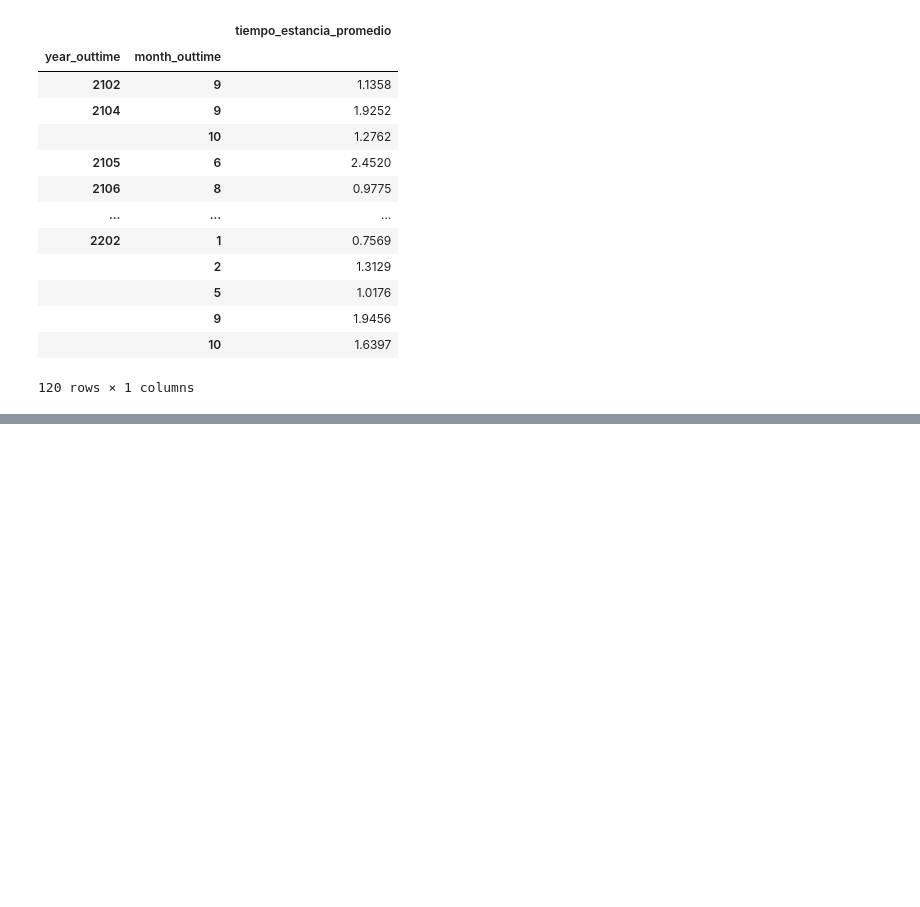
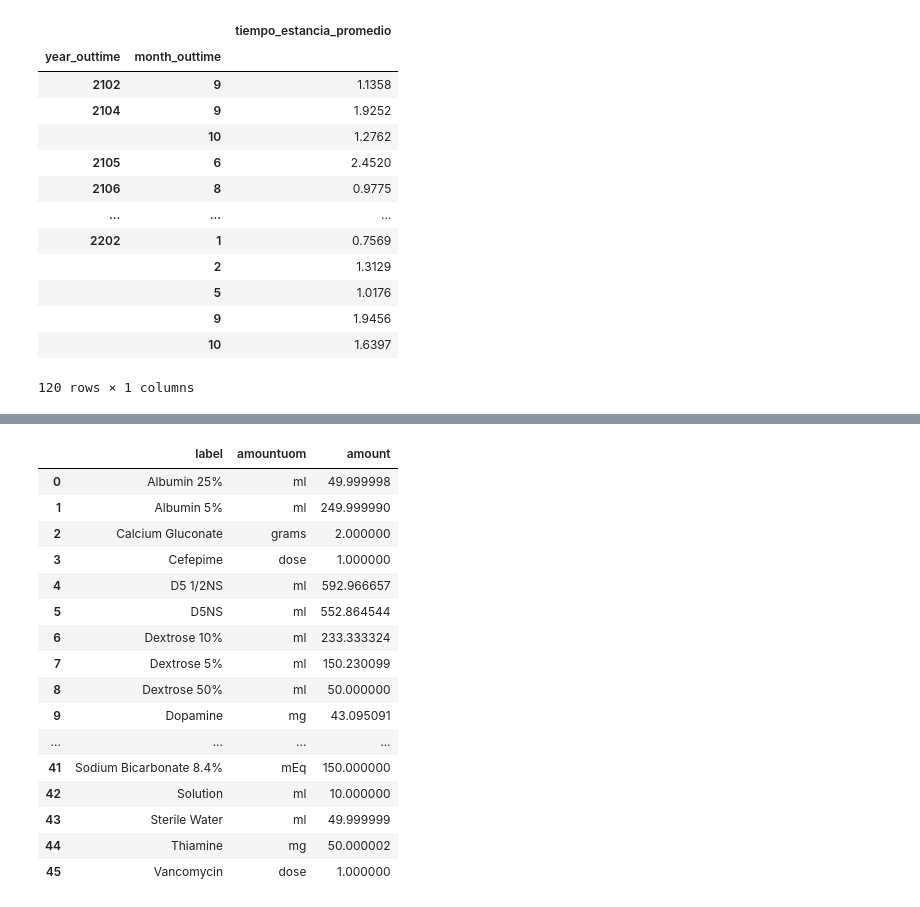
Before and after one commit to LuisM18/PF_Henry_UCI, a Jupyter notebook: auxiliar.ipynb, the cells around one changed output, grey strips where cells are left out. Drawn from its saved outputs; the diff is of its cells as text; code cells hidden in the pictures; blank space fills up the shorter version.

```diff
--- a/auxiliar.ipynb
+++ b/auxiliar.ipynb
@@ -581,0 +625,8 @@ tiempo
+# %%
+#historical average amount of each med.
+inpute['amount'].dropna(inplace=True)
+inpute['amountuom'].dropna(inplace=True)
+inpute['label'].dropna(inplace=True)
+average = inpute.groupby(['label','amountuom'])['amount'].mean()
+average = average.reset_index()
+average.rename(columns={"amount": "average_amount","amountuom": "unit","label": "item"})
@@ -581,0 +651,28 @@ tiempo
+# %%
+inpute['starttime'] = inpute['starttime'].apply(pd.to_datetime)
+inpute['start_year'] = inpute['starttime'].dt.year
+inpute['start_month'] = inpute['starttime'].dt.month
+# %%
+#filtrar medicina por mes
+inpute = inpute[inpute['start_month'] == 1]
+average_month = inpute.groupby(['label','amountuom'])['amount'].mean()
+average_month = average_month.reset_index()
+average_month
+# %% [output]
+|  | label | amountuom | amount |
+| 0 | Albumin 25% | ml | 49.999998 |
+| 1 | Albumin 5% | ml | 249.999990 |
+| 2 | Calcium Gluconate | grams | 2.000000 |
+| 3 | Cefepime | dose | 1.000000 |
+| 4 | D5 1/2NS | ml | 592.966657 |
+| 5 | D5NS | ml | 552.864544 |
+| 6 | Dextrose 10% | ml | 233.333324 |
+| 7 | Dextrose 5% | ml | 150.230099 |
+| 8 | Dextrose 50% | ml | 50.000000 |
+| 9 | Dopamine | mg | 43.095091 |
+| ... | ... | ... | ... |
+| 41 | Sodium Bicarbonate 8.4% | mEq | 150.000000 |
+| 42 | Solution | ml | 10.000000 |
+| 43 | Sterile Water | ml | 49.999999 |
+| 44 | Thiamine | mg | 50.000002 |
+| 45 | Vancomycin | dose | 1.000000 |
```
Also changed, not shown: parts of 12 cells of this notebook, 1 other file.
